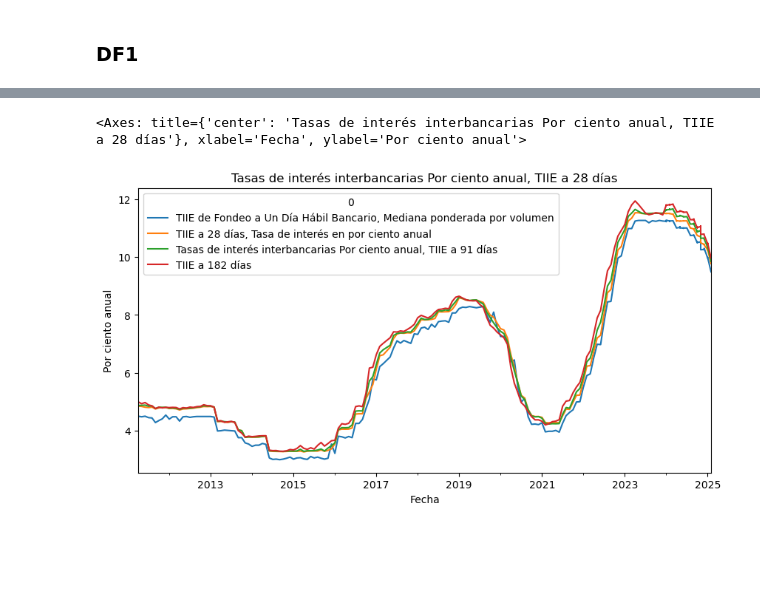
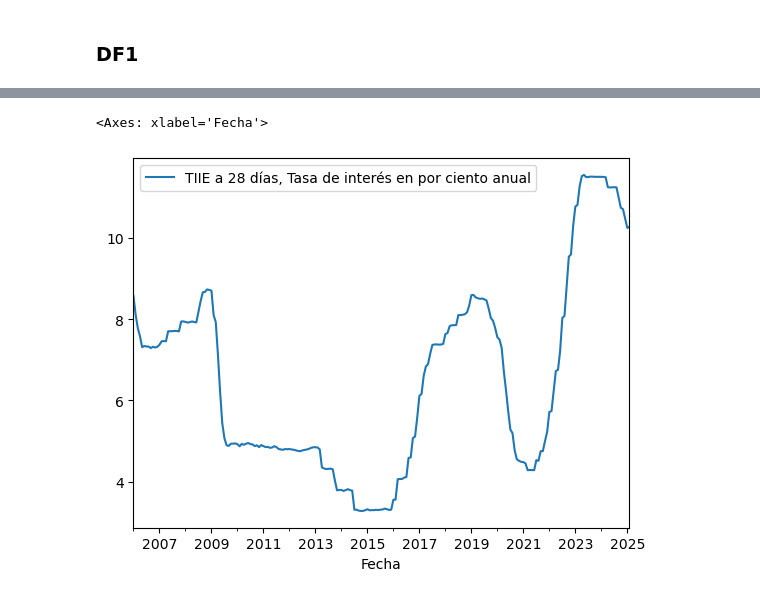
Before and after one commit to heritaco/Data-Mining, a Jupyter notebook: 03-Tasas-de-Interes-al-Consumo/02-explore-data.ipynb, the cells around one changed output, grey strips where cells are left out. Cells and saved outputs as stored; diff of their text form; code cells hidden in the pictures; blank space fills up the shorter version.

```diff
--- a/03-Tasas-de-Interes-al-Consumo/02-explore-data.ipynb
+++ b/03-Tasas-de-Interes-al-Consumo/02-explore-data.ipynb
@@ -63,4 +46,0 @@ df1.head()
-# %%
-# todos los valores de la 6 son N/E entonces la borro
-df1 = df1.drop(columns=["Tasas de interés interbancarias Por ciento anual, TIIP a 28 días"])
-df1.head()
@@ -100,6 +63,0 @@ df1.head()
-# %%
-# si dice N/E lo vamos a droppear, solo queremos una fecha al mes y queremos que tenga todos los datos
-
-# droppeamos las filas que tienen N/E
-df1 = df1.replace('N/E', pd.NA).dropna() # Reemplazamos N/E por NA y luego borramos las filas que tengan NA
-df1.head(30)
@@ -125,11 +63,0 @@ df1.head(30)
-# %%
-# solo queremos un dia por mes
-
-# la fecha es de la forma 2010-01-08 00:00:00, queremos solo los dias 15 o 16 o 17 o 18
-
-df1.index = pd.to_datetime(df1.index) # Convertimos el index a datetime, es mas facil trabajar con fechas
-
-df1 = df1[(df1.index.day == 13) | (df1.index.day == 14) | (df1.index.day == 15) | (df1.index.day == 16) | (df1.index.day == 17) | (df1.index.day == 18) | (df1.index.day == 19 | (df1.index.day == 20))] # Solo nos quedamos con los dias 15, 16, 17 y 18
-df1.head(30)
-
-# yupi, ya tenemos los datos limpios
@@ -178,0 +64,11 @@ df1.head(30)
+# %%
+# tiie de 28d es la columna 1
+
+tiie = df1[df1.columns[1]]
+
+# la hacemos serie de dataframe
+tiie = pd.DataFrame(tiie)
+# Remove duplicate entries for each month
+tiie = tiie.groupby(tiie.index).first()
+# solo queremos un periodo por mes
+tiie.head(30)
@@ -179,9 +94,9 @@ df1.head(30)
 # %%
 # Convert relevant columns to numeric data types
-df1 = df1.apply(pd.to_numeric, errors='coerce')
+tiie = tiie.apply(pd.to_numeric, errors='coerce')
 
-# graficamos a ver que tal
-df1.plot(figsize=(10, 5), title="Tasas de interés interbancarias Por ciento anual, TIIE a 28 días", ylabel="Por ciento anual")
+# graficamos
+tiie.plot()
 # %% [output]
-<Axes: title={'center': 'Tasas de interés interbancarias Por ciento anual, TIIE a 28 días'}, xlabel='Fecha', ylabel='Por ciento anual'>
+<Axes: xlabel='Fecha'>
-[figure, old version]
+[figure, new version]
```
Also changed, not shown: parts of 27 cells of this notebook, 1 other file.
